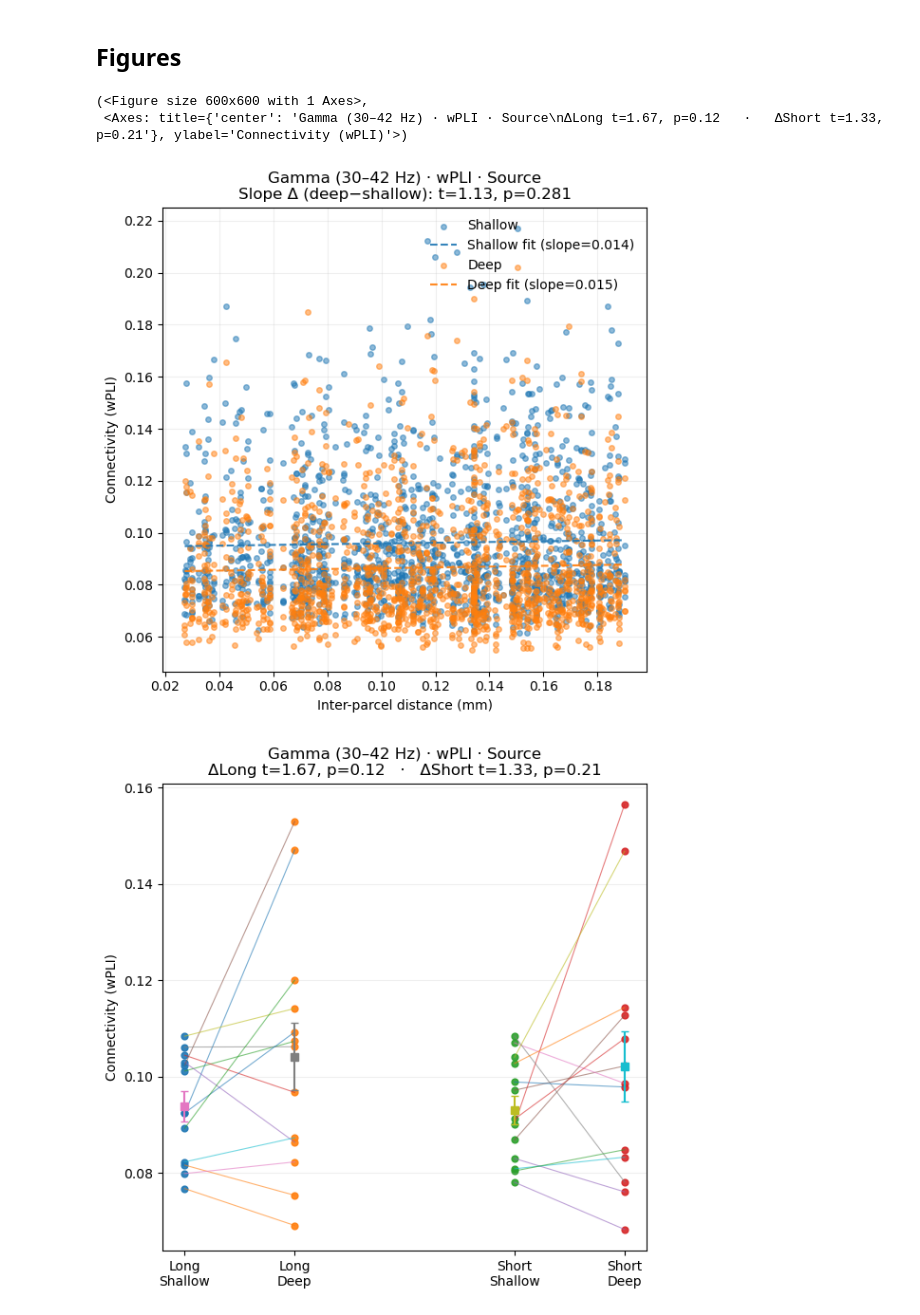
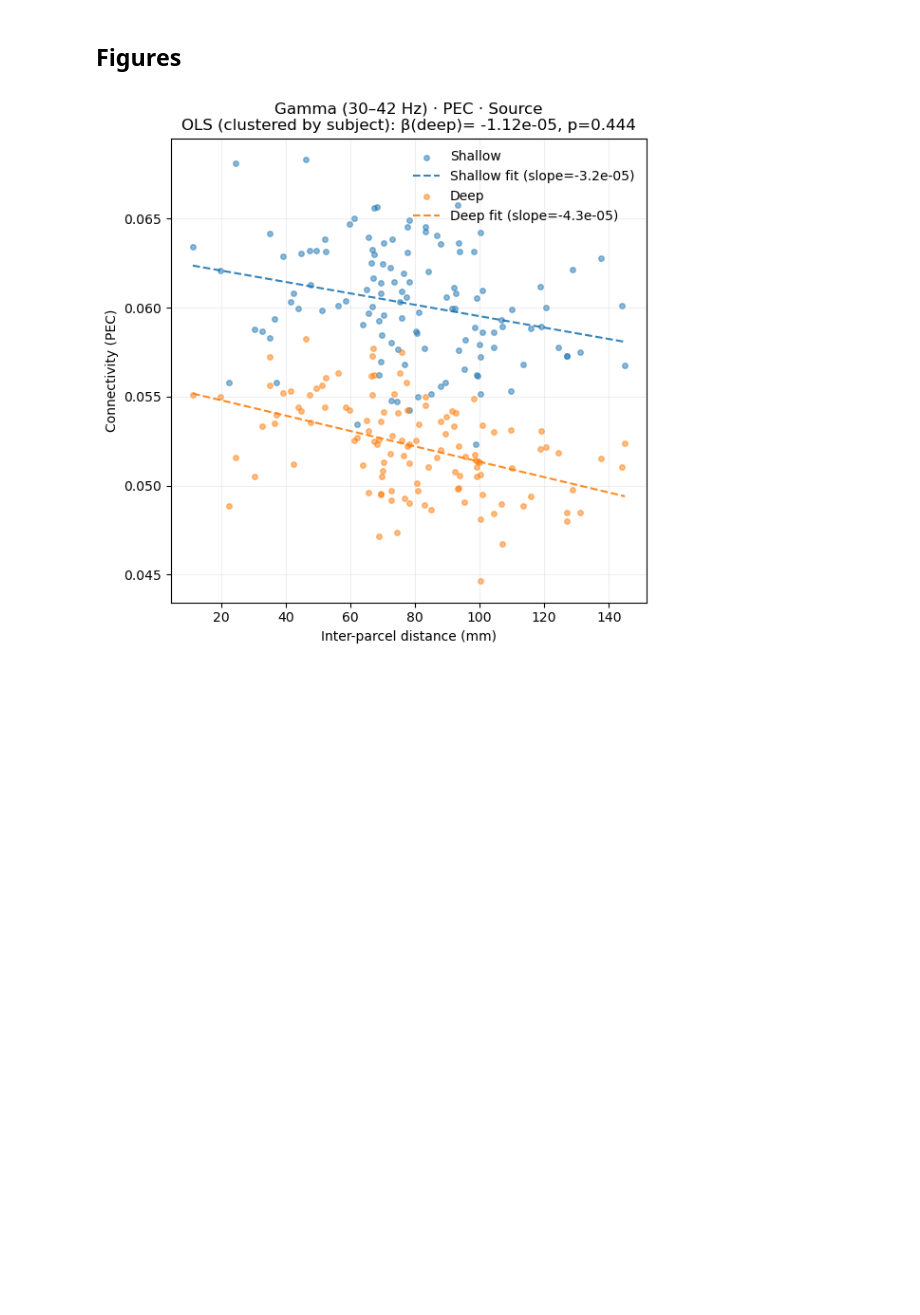
Before and after one commit to Yeganehfrh/SugNet, a Jupyter notebook: notebooks/Accuracy-Frequency.ipynb, the cells around one changed output. Saved outputs shown, nothing was run; the diff lists cells and outputs as text; code cells hidden in the pictures; blank space fills up the shorter version.

Commit message:
include statistics from OLS with cluster-robust SEs by subject in the graph

```diff
--- a/notebooks/Accuracy-Frequency.ipynb
+++ b/notebooks/Accuracy-Frequency.ipynb
@@ -569,18 +586,6 @@ for name in metric_names:
 # %% [markdown]
 ## Figures
 # %%
-# Suppose you already prepared:
-# df_gamma  : DataFrame with 'sub','state', and 120 edge_* columns
-# edge_pairs         : DataFrame with 'dist' (mm), and optionally 'is_long','is_short','within_net'
-[gamma_cols.append(i) for i in ['sub', 'state']]
-df_gamma = conn[gamma_cols]
-
-edge_pairs = ensure_long_short_flags(edge_pairs)  # make long/short if missing
-
-fig, ax = plt.subplots(figsize=(6,6))
-panelA_distance_law(df_gamma, edge_pairs, title="Gamma (30–42 Hz) · wPLI · Source", ax=ax)
+fig, ax, metrics = panelA_distance_law(conn, edge_pairs, N_nodes, i_idx, j_idx, LEVEL, CONN_METRIC)
 # %% [output]
-(<Figure size 600x600 with 1 Axes>,
- <Axes: title={'center': 'Gamma (30–42 Hz) · wPLI · Source\nΔLong t=1.67, p=0.12   ·   ΔShort t=1.33, p=0.21'}, ylabel='Connectivity (wPLI)'>)
-[figure, old version]
+[figure, new version]
-[figure, removed]
```
Also changed, not shown: parts of 3 cells of this notebook.
